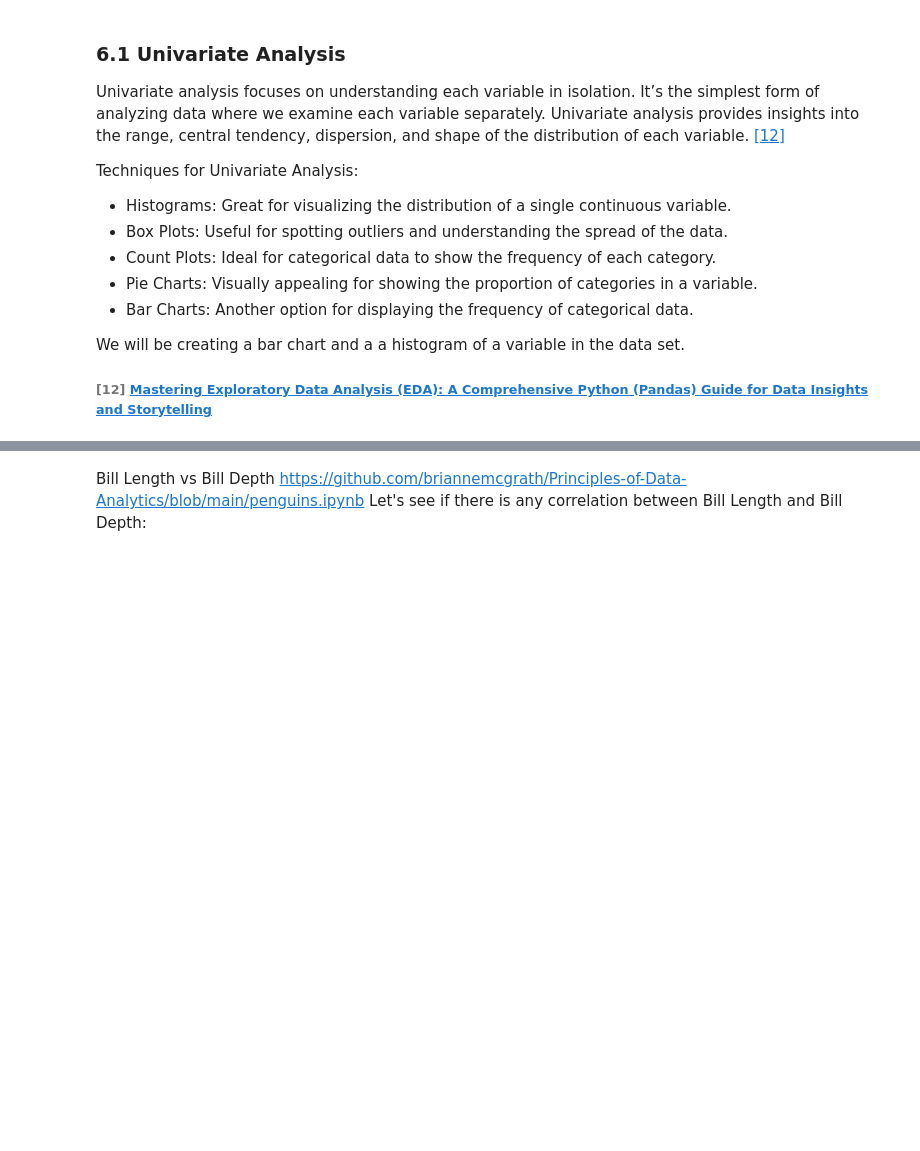
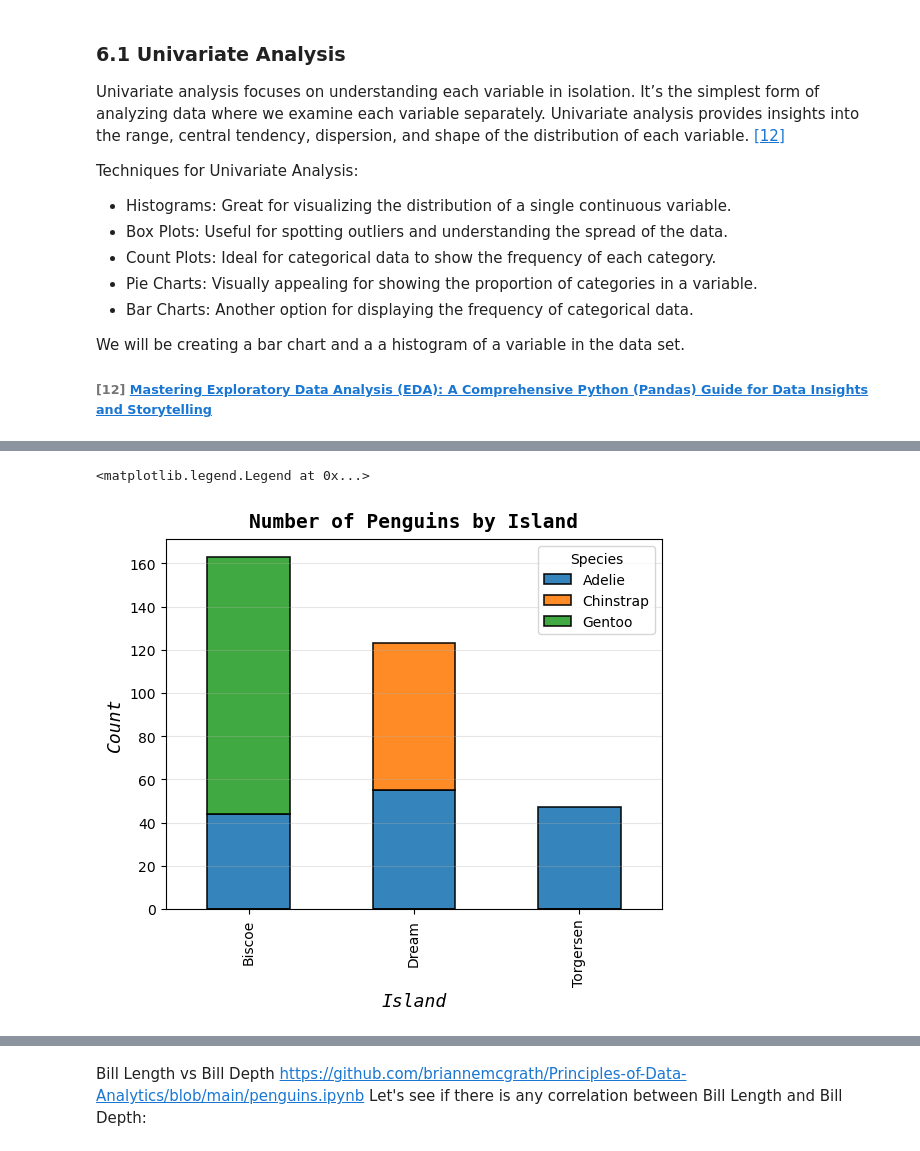
Before and after one commit to SBCURLEY/myproject, a Jupyter notebook: penguins.ipynb, the cells around one changed output, grey strips where cells are left out. Drawn from its saved outputs; the diff is of its cells as text; code cells hidden in the pictures; blank space fills up the shorter version.

```diff
--- a/penguins.ipynb
+++ b/penguins.ipynb
@@ -380,0 +370,3 @@ We will be creating a bar chart and a a histogram of a variable in the data set.
+# %%
+species_count=df.groupby(['island', 'species']).size().unstack()
+species_count
@@ -381 +379,38 @@ We will be creating a bar chart and a a histogram of a variable in the data set.
+# %%
+species_count.plot(kind='bar',
+                   ec = "black",                            # The ec (edge color) parameter define an edge on each bar with black outline.
+                   lw = 1.20,                               # The lw (line width) can be increased
+                   alpha = 0.9,                             # The alpha parameter sets the transparency of the bars.
+                   stacked=True)
+
+plt.xlabel("Island",                                        # Sets the label for the x-axis
+fontsize=13,                                                # font size = controls the size of the font and sets it to 15
+style="italic",                                             # style = controls the style of the font - italic
+family="monospace")                                         # family = controls the font family of the font - monospace
+
+plt.ylabel("Count",                                         # Sets the label for the y-axis
+fontsize=13,                                                # font size = controls the size of the font and sets it to 15
+style="italic",                                             # style = controls the style of the font - italic
+family="monospace")                                         # family = controls the font family of the font - monospace.
+
+plt.xticks(fontsize=10)                                     # Sets the font size of the x-axis tick labels to 10.
+plt.yticks(fontsize=10)                                     # Sets the font size of the y-axis tick labels to 10.
+
+plt.title ("Number of Penguins by Island",                  # Sets the title name
+fontsize=14,                                                # font size = controls the size of the font and sets it to 18.
+loc="center",                                               # loc = The location of the title can be ‘center’, ‘left’, ‘right’.
+horizontalalignment="center",                               # You can adjust with horizontal alignment ('center', 'right', 'left').
+verticalalignment="bottom",                                 # the vertical alignment ('top', 'bottom', 'center', 'baseline')
+fontweight="bold",                                          # font weight = controls the weight of the font - bold
+family="monospace")                                         # family = controls the font family of the font - monospace
+
+plt.grid(axis='y',                                          # Set a grid
+         alpha=0.30)                                        # with transparency of 0.30
+
+plt.legend(title='Species',                                 # show legend,
+           loc="best",                                       # location options are 'best'
+           )
+# %% [output]
+<matplotlib.legend.Legend at 0x...>
+[figure, added]
 # %% [markdown]
```
Also changed, not shown: parts of 18 cells of this notebook.
